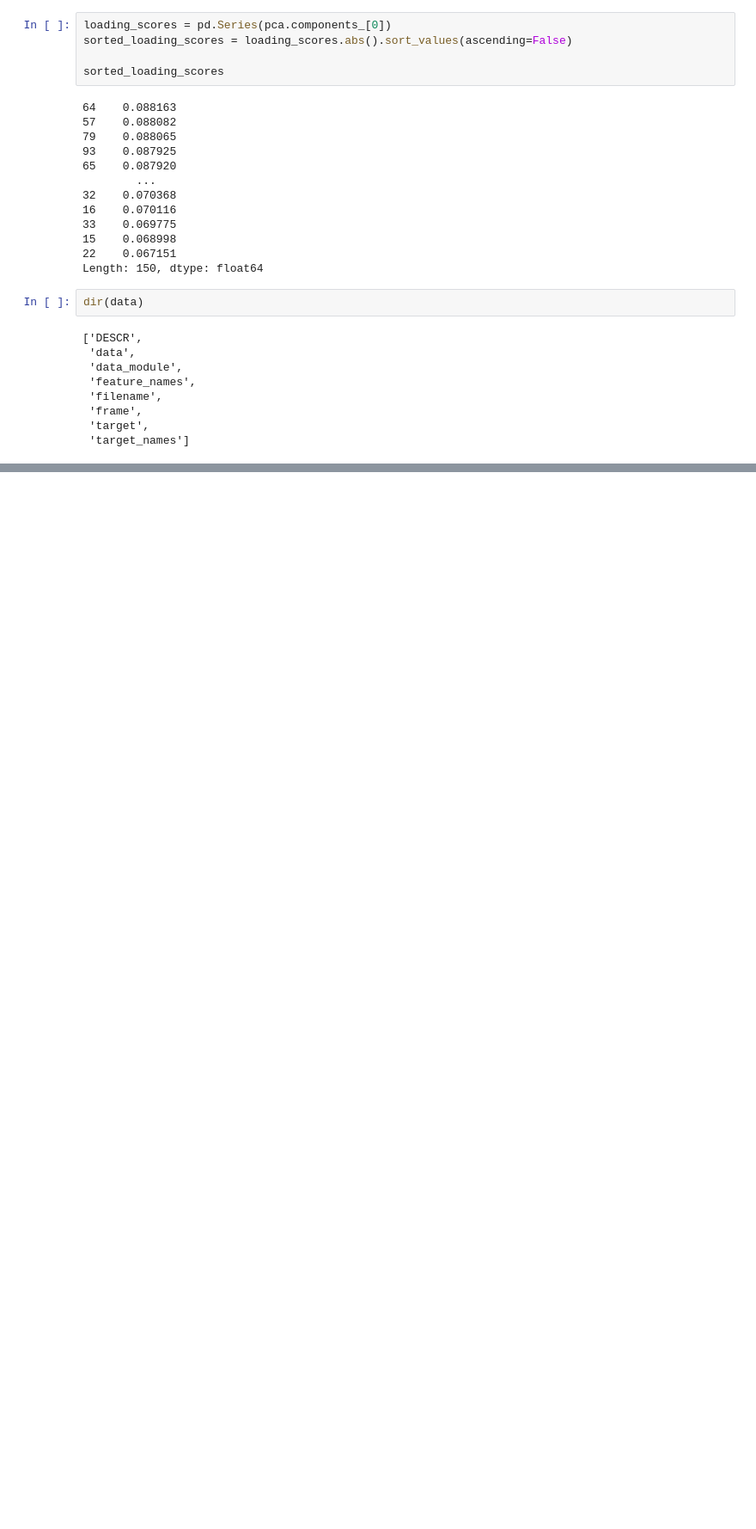
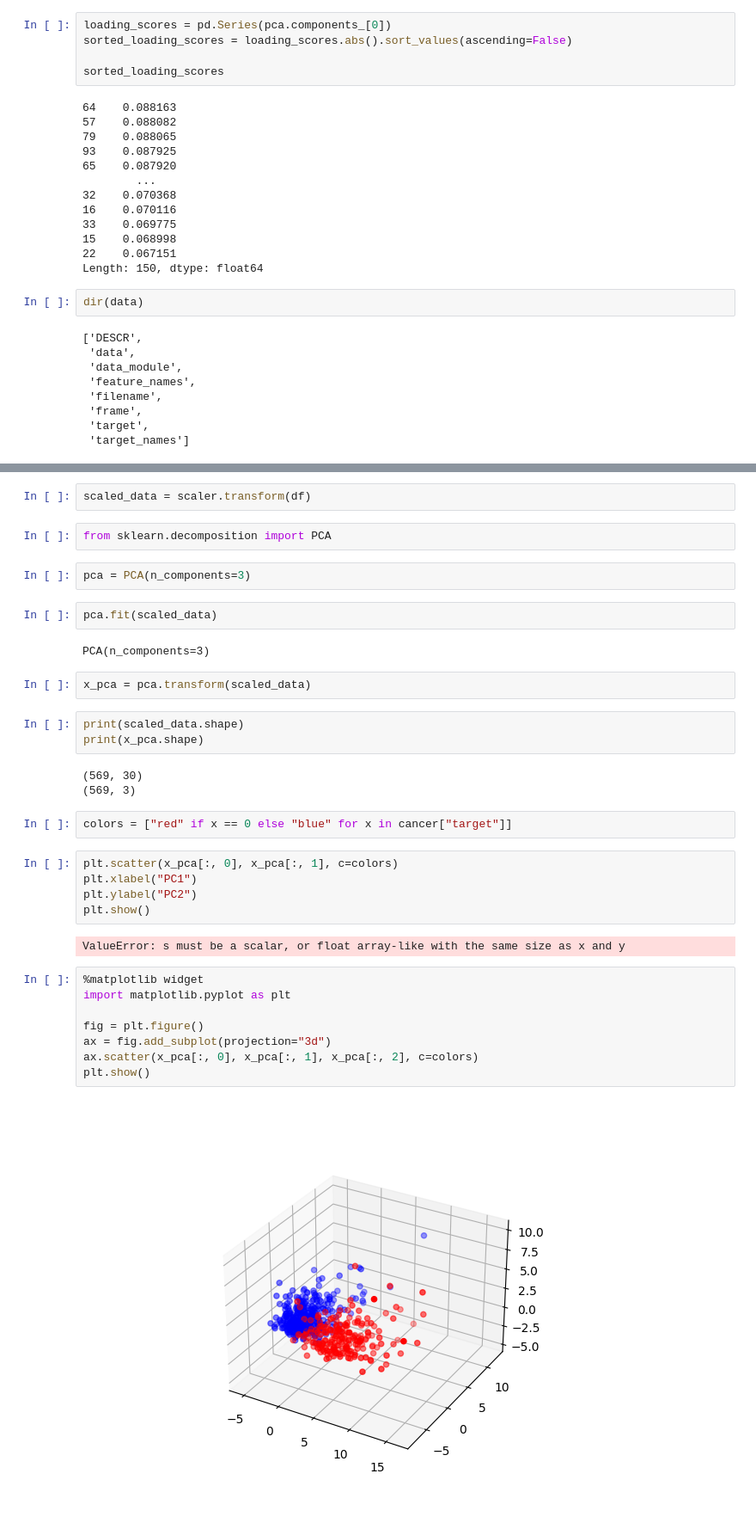
Before and after one commit to zarifatai/ml, a Jupyter notebook: pca.ipynb, the cells around one changed output, grey strips where cells are left out. Shown at 86% size. Saved outputs shown, nothing was run; the diff lists cells and outputs as text; blank space fills up the shorter version.

```diff
--- a/pca.ipynb
+++ b/pca.ipynb
@@ -146,0 +178,37 @@ dir(data)
+# %%
+scaled_data = scaler.transform(df)
+# %%
+from sklearn.decomposition import PCA
+# %%
+pca = PCA(n_components=3)
+# %%
+pca.fit(scaled_data)
+# %% [output]
+PCA(n_components=3)
+# %%
+x_pca = pca.transform(scaled_data)
+# %%
+print(scaled_data.shape)
+print(x_pca.shape)
+# %% [output]
+(569, 30)
+(569, 3)
+# %%
+colors = ["red" if x == 0 else "blue" for x in cancer["target"]]
+# %%
+plt.scatter(x_pca[:, 0], x_pca[:, 1], c=colors)
+plt.xlabel("PC1")
+plt.ylabel("PC2")
+plt.show()
+# %% [output]
+ValueError: s must be a scalar, or float array-like with the same size as x and y
+# %%
+%matplotlib widget
+import matplotlib.pyplot as plt
+
+fig = plt.figure()
+ax = fig.add_subplot(projection="3d")
+ax.scatter(x_pca[:, 0], x_pca[:, 1], x_pca[:, 2], c=colors)
+plt.show()
+# %% [output]
+[figure, added]
```
Also changed, not shown: parts of 8 cells of this notebook.
